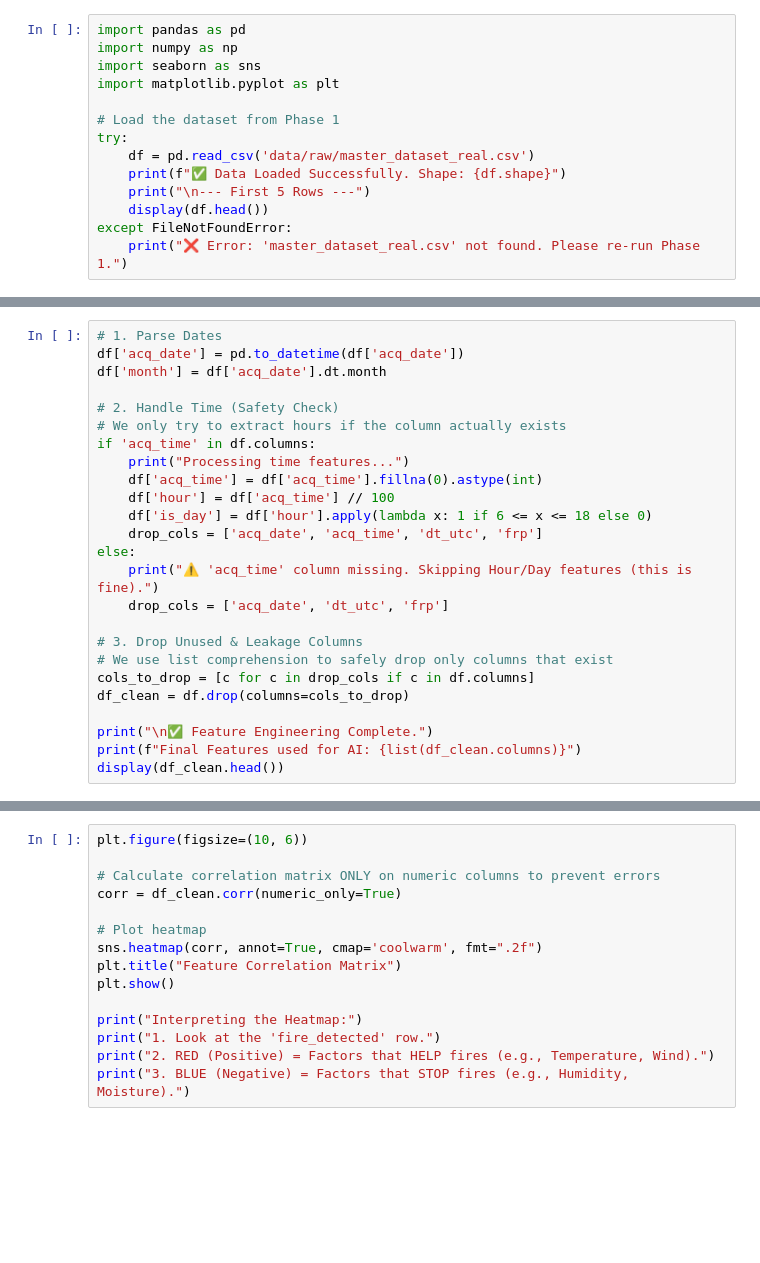
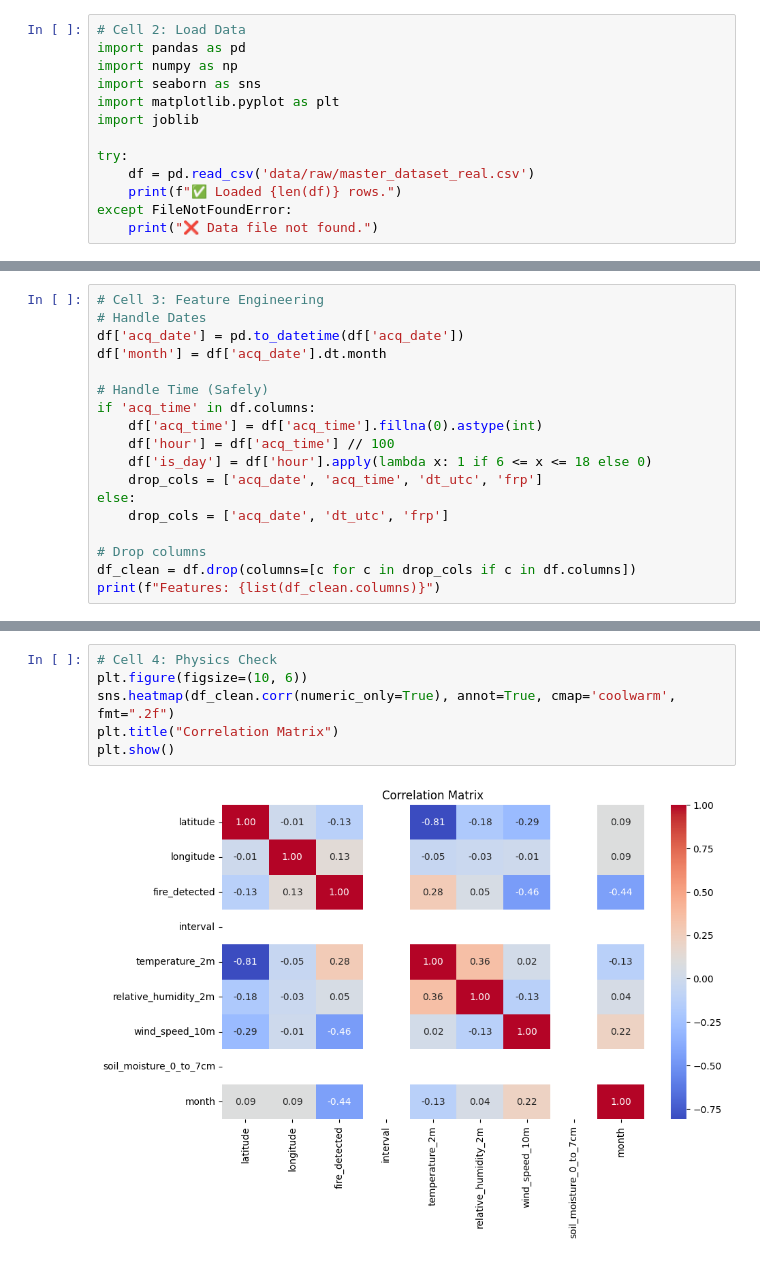
Before and after one commit to Vaasthav-06/Wildfire_Project, a Jupyter notebook: Phase_2_Preprocessing.ipynb, the cells around one changed output, grey strips where cells are left out. Saved outputs shown, nothing was run; the diff lists cells and outputs as text; blank space fills up the shorter version.

Commit message:
Completion of phase1 and phase2(from api data and not_archived)

```diff
--- a/Phase_2_Preprocessing.ipynb
+++ b/Phase_2_Preprocessing.ipynb
@@ -4,14 +24,13 @@
 # %%
+# Cell 2: Load Data
 import pandas as pd
 import numpy as np
 import seaborn as sns
 import matplotlib.pyplot as plt
+import joblib
 
-# Load the dataset from Phase 1
 try:
     df = pd.read_csv('data/raw/master_dataset_real.csv')
-    print(f"✅ Data Loaded Successfully. Shape: {df.shape}")
-    print("\n--- First 5 Rows ---")
-    display(df.head())
+    print(f"✅ Loaded {len(df)} rows.")
 except FileNotFoundError:
-    print("❌ Error: 'master_dataset_real.csv' not found. Please re-run Phase 1.")
+    print("❌ Data file not found.")
@@ -18,25 +39,18 @@ except FileNotFoundError:
 # %%
-# 1. Parse Dates
+# Cell 3: Feature Engineering
+# Handle Dates
 df['acq_date'] = pd.to_datetime(df['acq_date'])
 df['month'] = df['acq_date'].dt.month
 
-# 2. Handle Time (Safety Check)
-# We only try to extract hours if the column actually exists
+# Handle Time (Safely)
 if 'acq_time' in df.columns:
-    print("Processing time features...")
     df['acq_time'] = df['acq_time'].fillna(0).astype(int)
     df['hour'] = df['acq_time'] // 100
     df['is_day'] = df['hour'].apply(lambda x: 1 if 6 <= x <= 18 else 0)
     drop_cols = ['acq_date', 'acq_time', 'dt_utc', 'frp']
 else:
-    print("⚠️ 'acq_time' column missing. Skipping Hour/Day features (this is fine).")
     drop_cols = ['acq_date', 'dt_utc', 'frp']
 
-# 3. Drop Unused & Leakage Columns
-# We use list comprehension to safely drop only columns that exist
-cols_to_drop = [c for c in drop_cols if c in df.columns]
-df_clean = df.drop(columns=cols_to_drop)
-
-print("\n✅ Feature Engineering Complete.")
-print(f"Final Features used for AI: {list(df_clean.columns)}")
-display(df_clean.head())
+# Drop columns
+df_clean = df.drop(columns=[c for c in drop_cols if c in df.columns])
+print(f"Features: {list(df_clean.columns)}")
@@ -43,16 +59,9 @@ display(df_clean.head())
 # %%
+# Cell 4: Physics Check
 plt.figure(figsize=(10, 6))
-
-# Calculate correlation matrix ONLY on numeric columns to prevent errors
-corr = df_clean.corr(numeric_only=True)
-
-# Plot heatmap
-sns.heatmap(corr, annot=True, cmap='coolwarm', fmt=".2f")
-plt.title("Feature Correlation Matrix")
+sns.heatmap(df_clean.corr(numeric_only=True), annot=True, cmap='coolwarm', fmt=".2f")
+plt.title("Correlation Matrix")
 plt.show()
-
-print("Interpreting the Heatmap:")
-print("1. Look at the 'fire_detected' row.")
-print("2. RED (Positive) = Factors that HELP fires (e.g., Temperature, Wind).")
-print("3. BLUE (Negative) = Factors that STOP fires (e.g., Humidity, Moisture).")
+# %% [output]
+[figure, added]
 # %%
```
Also changed, not shown: parts of 5 cells of this notebook, 10 other files.
